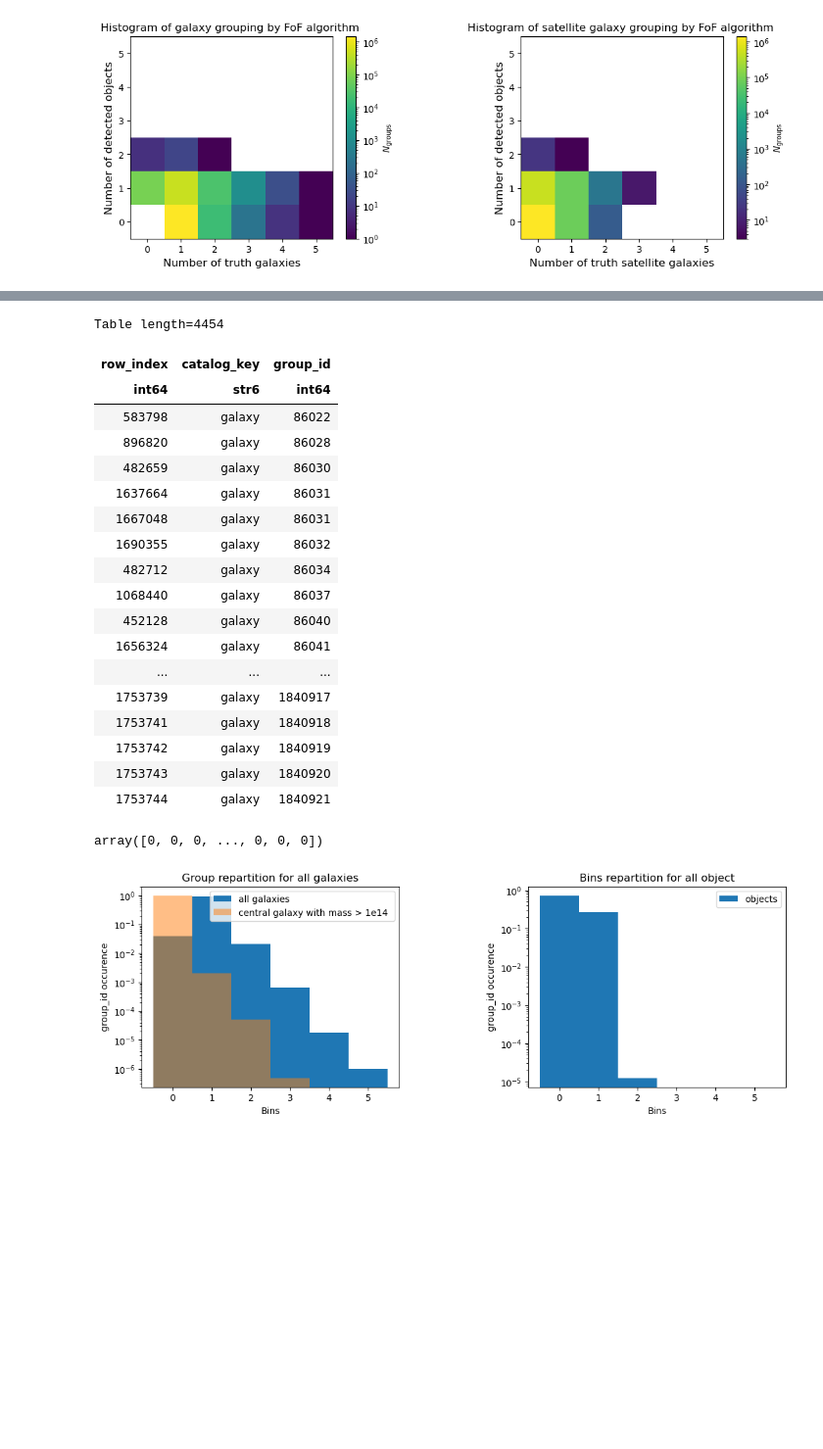
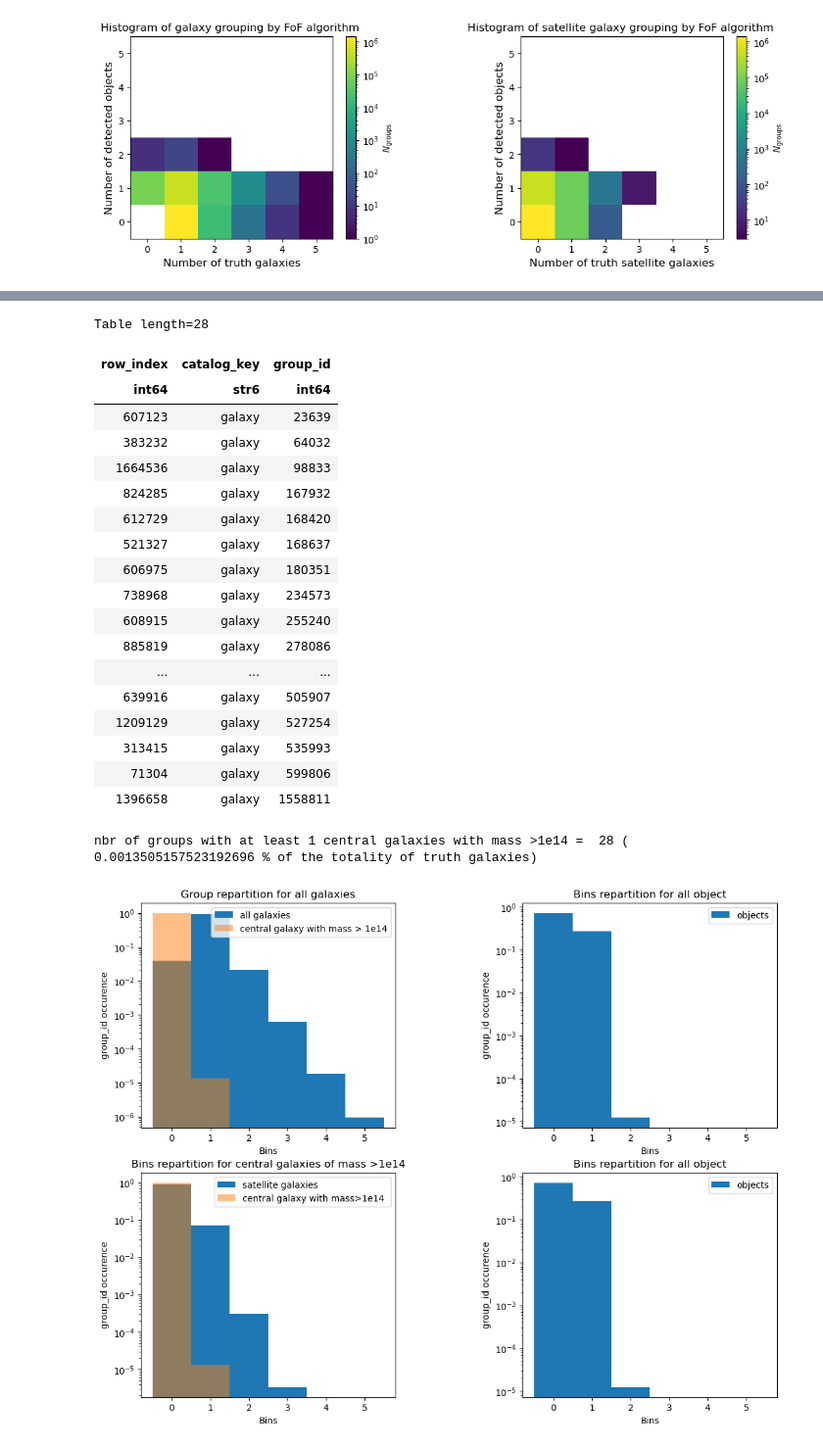
Before and after one commit to GabrielFrugier/stage_LSST, a Jupyter notebook: nt_nobs_system.ipynb, the cells around one changed output, grey strips where cells are left out. Shown at 98% size. Drawn from its saved outputs; the diff is of its cells as text; code cells hidden in the pictures; blank space fills up the shorter version.

```diff
--- a/nt_nobs_system.ipynb
+++ b/nt_nobs_system.ipynb
@@ -199,5 +207,5 @@ print(results['group_id'].max())
 # %%
 ind_galax=np.array(results[truth_mask][:]['row_index'])  #transfo dictio astropy en array pour pouvoir indexer en gardant l'ordre des indices donné dans results (relié au group_id)
 # %%
-ind_galax_truth = truth_data['is_central'][ind_galax]  #donne indices des galaxies centrales dans l'ordre de results (par groupe_id)
+ind_galax_central = truth_data['is_central'][ind_galax]  #donne indices des galaxies centrales dans l'ordre de results (par groupe_id)
 # %%
@@ -312,4 +368,4 @@ print("% of recognized blended groups for central galaxies (for system 1-1) =",
 # %% [markdown]
 #### Satellite galaxies selection :
 # %%
-ind_galax_sat_truth = ~ind_galax_truth  #donne indices des galaxies satellites dans l'ordre de results (par groupe_id)
+ind_galax_sat_truth = ~ind_galax_central  #donne indices des galaxies satellites dans l'ordre de results (par groupe_id)
@@ -400,25 +454,25 @@ len(ind_halo_mass_cut)
 # %%
 #selection galaxies centrales (=halo) de masse > halo_mass_cut_choisit parmis toutes les galaxies centrales (qui, dans la simu, sont toutes des halos)
 
-results[truth_mask][ind_galax_truth][np.where(truth_data['halo_mass']>halo_mass_cut)[0]]
+results[truth_mask][ind_galax_central][np.where(truth_data['halo_mass'][ind_galax][ind_galax_central]>halo_mass_cut)[0]]
 # %% [output]
-Table length=4454
+Table length=28
 | row_index | catalog_key | group_id |
 | int64 | str6 | int64 |
-| 583798 | galaxy | 86022 |
-| 896820 | galaxy | 86028 |
-| 482659 | galaxy | 86030 |
-| 1637664 | galaxy | 86031 |
-| 1667048 | galaxy | 86031 |
-| 1690355 | galaxy | 86032 |
-| 482712 | galaxy | 86034 |
-| 1068440 | galaxy | 86037 |
-| 452128 | galaxy | 86040 |
-| 1656324 | galaxy | 86041 |
+| 607123 | galaxy | 23639 |
+| 383232 | galaxy | 64032 |
+| 1664536 | galaxy | 98833 |
+| 824285 | galaxy | 167932 |
+| 612729 | galaxy | 168420 |
+| 521327 | galaxy | 168637 |
+| 606975 | galaxy | 180351 |
+| 738968 | galaxy | 234573 |
+| 608915 | galaxy | 255240 |
+| 885819 | galaxy | 278086 |
 | ... | ... | ... |
-| 1753739 | galaxy | 1840917 |
-| 1753741 | galaxy | 1840918 |
-| 1753742 | galaxy | 1840919 |
-| 1753743 | galaxy | 1840920 |
-| 1753744 | galaxy | 1840921 |
+| 639916 | galaxy | 505907 |
+| 1209129 | galaxy | 527254 |
+| 313415 | galaxy | 535993 |
+| 71304 | galaxy | 599806 |
+| 1396658 | galaxy | 1558811 |
 # %%
@@ -426,30 +482,52 @@ n_truth_halo_mass_cut = np.bincount(results[truth_mask][ind_galax_truth][np.wher
                                     minlength=n_groups)
-# %%
-n_truth_halo_mass_cut
-# %% [output]
-array([0, 0, 0, ..., 0, 0, 0])
+# %%
+n_truth_halo_mass_cut = np.bincount(results[truth_mask][ind_galax_central][np.where(truth_data['halo_mass'][ind_galax][ind_galax_central]>halo_mass_cut)[0]]['group_id'],
+                                    minlength=n_groups)
+# %%
+print('nbr of groups with at least 1 central galaxies with mass >1e14 = ', len(n_truth_halo_mass_cut[n_truth_halo_mass_cut>0]),
+      '(', 100*len(n_truth_halo_mass_cut[n_truth_halo_mass_cut>0])/n_groups, '% of the totality of truth galaxies)')
+# %% [output]
+nbr of groups with at least 1 central galaxies with mass >1e14 =  28 ( 0.0013505157523192696 % of the totality of truth galaxies)
 # %%
-plt.figure(figsize=(11,4))
+plt.figure(figsize=(11,10))
 plt.subplots_adjust(left=0.1, right=1, wspace=0.5)
 
-plt1=plt.subplot(121)
+plt1=plt.subplot(221)
 hist1mass=plt.hist(n_truth, bins=np.arange(max(np.max(n_object), np.max(n_truth))+2)-0.5, density=True, label="all galaxies")
 hist2mass=plt.hist(n_truth_halo_mass_cut, bins=np.arange(max(np.max(n_object), np.max(n_truth))+2)-0.5, alpha = 0.5, density=True,
-                label=f'central galaxy with mass > 1e14 ')
+                label=f'central galaxy with mass > 1e14')
 plt.xlabel('Bins')
 plt.ylabel('group_id occurence')
 plt.yscale('log')
 plt.legend()
 plt.title('Group repartition for all galaxies')
 
-plt2=plt.subplot(122)
+plt2=plt.subplot(222)
+hist3=plt.hist(n_object,  bins=np.arange(max(np.max(n_object), np.max(n_truth))+2)-0.5, density=True, label="objects")
+plt.xlabel('Bins')
+plt.ylabel('group_id occurence')
+plt.yscale('log')
+plt.legend()
+plt.title('Bins repartition for all object')
+
+plt3=plt.subplot(223)
+hist1mass=plt.hist(n_truth_sat, bins=np.arange(max(np.max(n_object), np.max(n_truth))+2)-0.5, density=True, label="satellite galaxies")
+hist2mass=plt.hist(n_truth_halo_mass_cut, bins=np.arange(max(np.max(n_object), np.max(n_truth))+2)-0.5, alpha = 0.5, density=True,
+                label=f'central galaxy with mass>1e14 ')
+plt.xlabel('Bins')
+plt.ylabel('group_id occurence')
+plt.yscale('log')
+plt.legend()
+plt.title('Bins repartition for central galaxies of mass >1e14')
+
+plt4=plt.subplot(224)
 hist3=plt.hist(n_object,  bins=np.arange(max(np.max(n_object), np.max(n_truth))+2)-0.5, density=True, label="objects")
 plt.xlabel('Bins')
 plt.ylabel('group_id occurence')
 plt.yscale('log')
 plt.legend()
 plt.title('Bins repartition for all object')
 
 plt.show()
 # %% [output]
-[figure, old version]
+[figure, new version]
```
Also changed, not shown: parts of 41 cells of this notebook.
